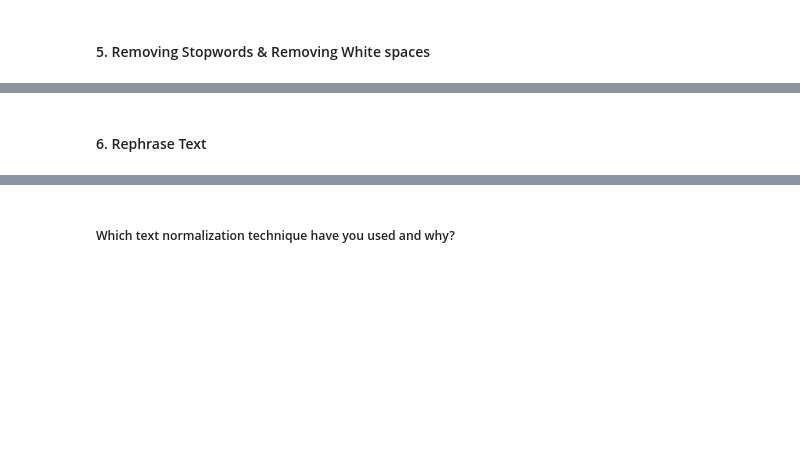
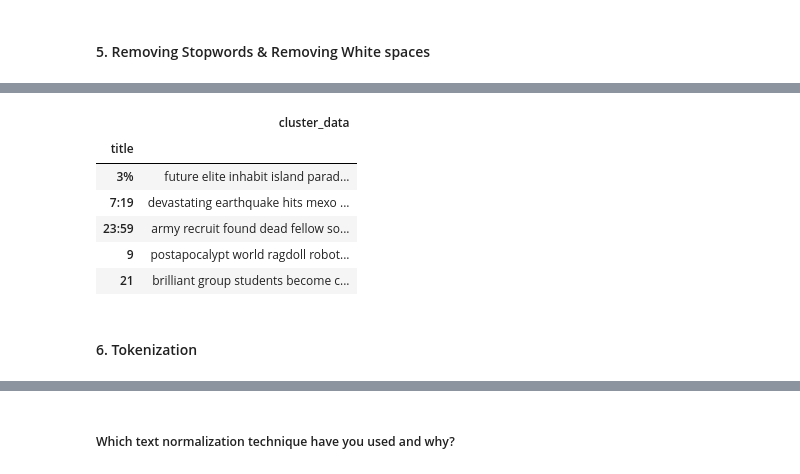
Before and after one commit to Krushikkk/NETFLIX-MOVIES-AND-TV-SHOWS-CLUSTERING, a Jupyter notebook: NETFLIX_MOVIES_AND_TV_SHOWS_CLUSTERING.ipynb, the cells around one changed output, grey strips where cells are left out. Drawn from its saved outputs; the diff is of its cells as text; code cells hidden in the pictures; blank space fills up the shorter version.

```diff
--- a/NETFLIX_MOVIES_AND_TV_SHOWS_CLUSTERING.ipynb
+++ b/NETFLIX_MOVIES_AND_TV_SHOWS_CLUSTERING.ipynb
@@ -308,8 +308,3 @@ James Purefoy, Michael Kenneth Williams, Jimmi Simpson, Bill Sage, Christina Hen
 Awie, Arab Khalid, Sharwani Ns, Tj Isa, Delimawati, Zul Ariffin, Uqasha Senrose, Ropie Cecupak                                                                                 1
 Adriano Zumbo, Rachel Khoo                                                                                                                                                     1
 Name: cast, Length: 6831, dtype: int64
-# %%
-# Value Counts of country
-# Choosing the primary country to simplify the analysis
-df['country'] = df['country'].apply(lambda x: x.split(',')[0])
-df['country'].value_counts()
@@ -387,17 +422,0 @@ df.title.nunique()
-# %%
-# Chart - 2 visualization code
-# Import necessary libraries
-from wordcloud import WordCloud
-import matplotlib.pyplot as plt
-
-# Concatenate all titles into a single string
-text = ' '.join(title for title in df.title)
-
-# Generate a wordcloud from the concatenated string
-wordcloud = WordCloud(width=800, height=400, background_color='white').generate(text)
-
-# Display the generated wordcloud image
-plt.figure(figsize=(12,8))
-plt.imshow(wordcloud, interpolation='bilinear')
-plt.axis('off')
-plt.show()
@@ -791,10 +847,13 @@ import nltk
 nltk.download('stopwords')
 from nltk.corpus import stopwords
 
+# Define a function to remove stop words
 def remove_stopwords(text):
     stop_words = set(stopwords.words('english'))
     text = [word.lower() for word in text.split() if word.lower() not in stop_words]
     return " ".join(text)
 
-# Apply remove_stopwords function to the description column
-df['description'] = df['description'].apply(remove_stopwords)
+# Apply the function to the cluster_data column
+cluster_df['cluster_data'] = cluster_df['cluster_data'].apply(remove_stopwords)
+cluster_df.head()
+# %% [output]
@@ -800,0 +862,7 @@ df['description'] = df['description'].apply(remove_stopwords)
+|  | cluster_data |
+| title |  |
+| 3% | future elite inhabit island parad... |
+| 7:19 | devastating earthquake hits mexo ... |
+| 23:59 | army recruit found dead fellow so... |
+| 9 | postapocalypt world ragdoll robot... |
+| 21 | brilliant group students become c... |
@@ -810,2 +869,2 @@ df['description'] = df['description'].apply(remove_whitespace)
 # %% [markdown]
-#### 6. Rephrase Text
+#### 6. Tokenization
```
Also changed, not shown: parts of 65 cells of this notebook.
